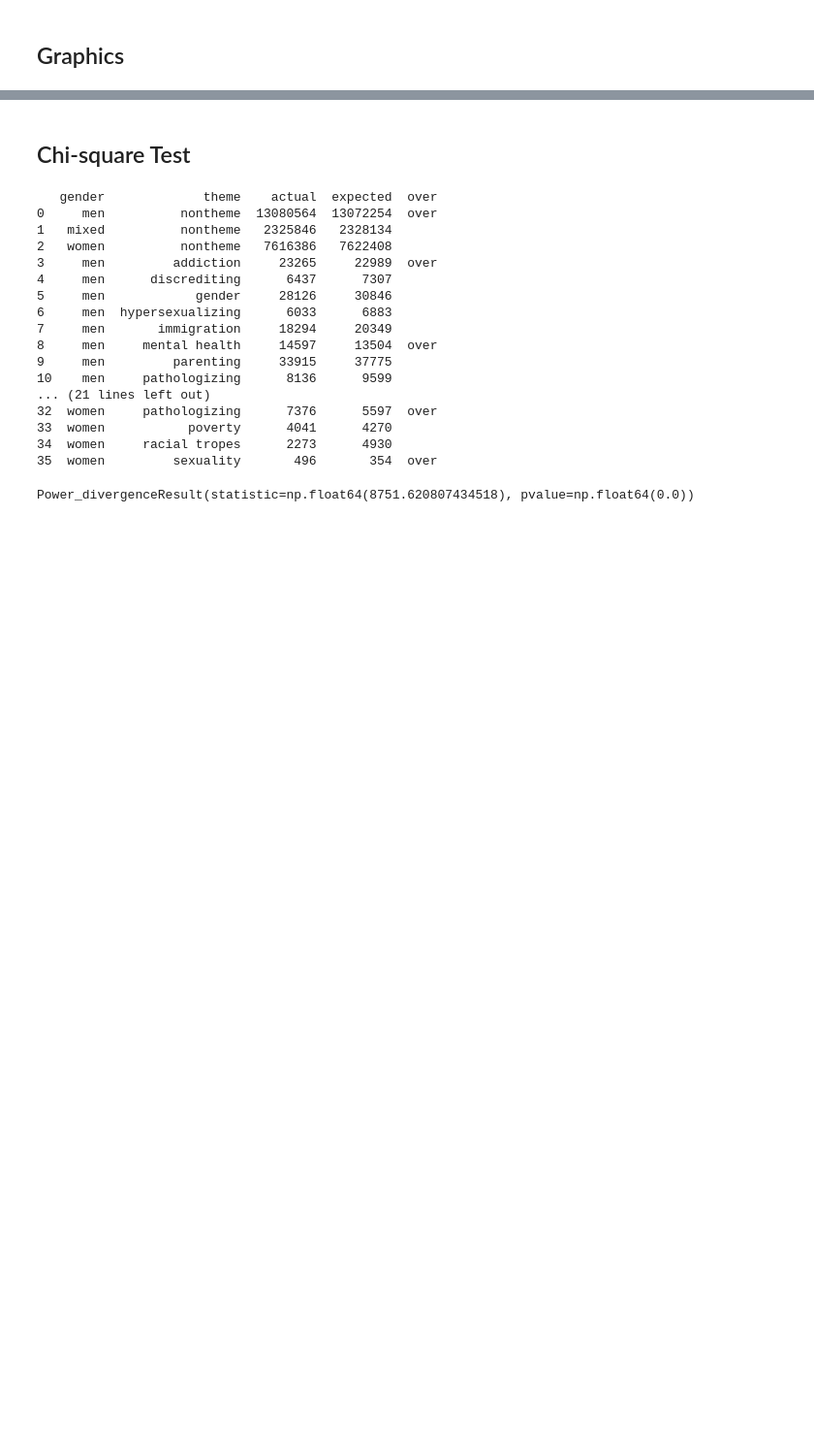
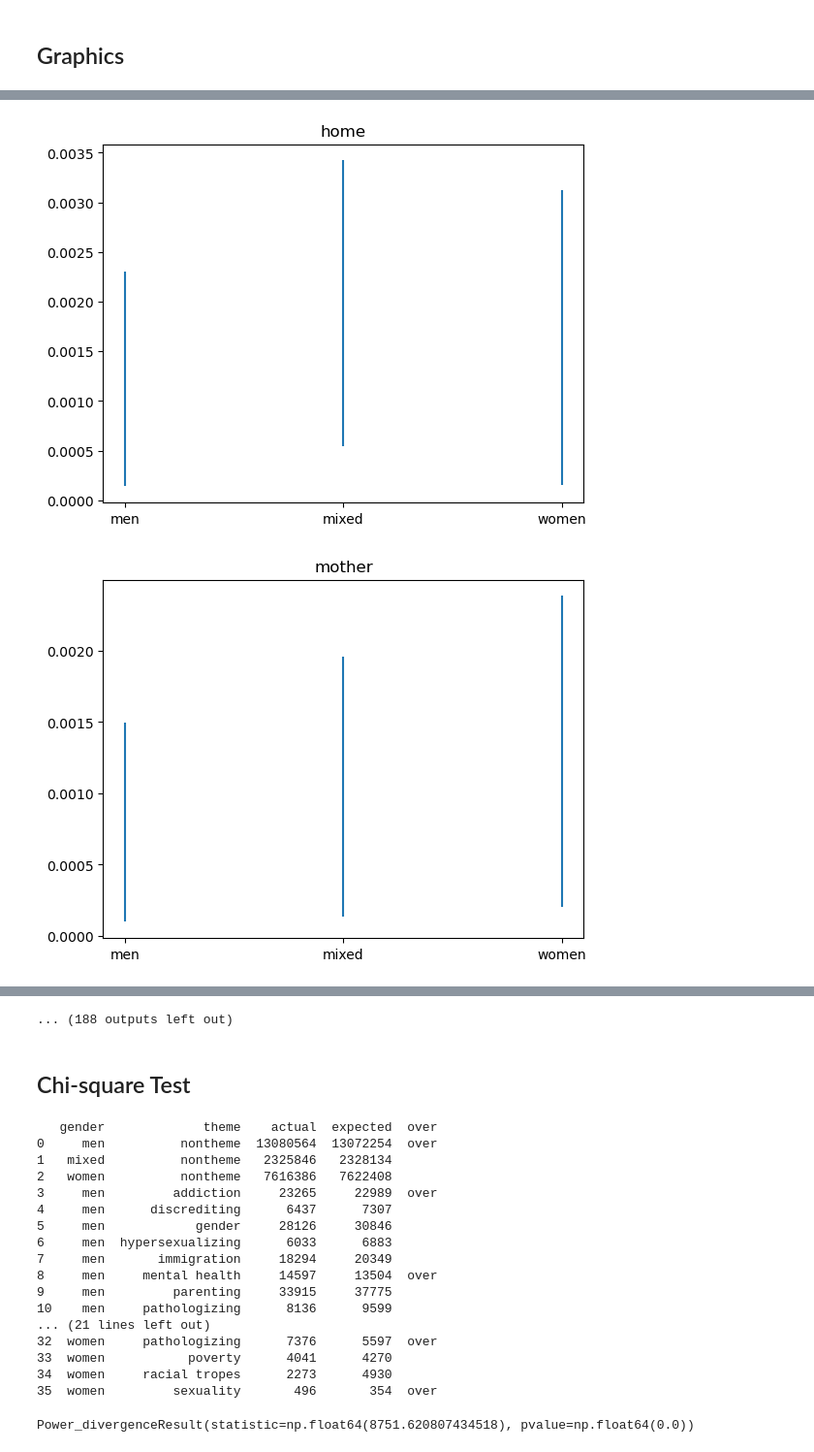
Before and after one commit to camille2019/Women-Capital-Trial-Analysis, a Jupyter notebook: reimplementation.ipynb, the cells around one changed output, grey strips where cells are left out. Shown at 97% size. Drawn from its saved outputs; the diff is of its cells as text; code cells hidden in the pictures; blank space fills up the shorter version.

```diff
--- a/reimplementation.ipynb
+++ b/reimplementation.ipynb
@@ -319 +328,13 @@ for theme in themes:
 <Figure size 640x480 with 0 Axes>
+# %%
+for keyword in unique_keywords:
+    grph = keyword_ci[keyword_ci['keyword'] == keyword]
+    plt.errorbar(x=grph['gender'], y=grph['keyword_normalized_term_frequency'],
+                 yerr=(grph['keyword_normalized_term_frequency_L'], grph['keyword_normalized_term_frequency_U']),
+                 linestyle='None')
+    plt.title(keyword)
+    plt.show()
+    plt.clf()
+# %% [output]
+[figure, added]
+[figure, added]
@@ -320,3 +351,4 @@ for theme in themes:
+... (188 outputs left out)
 # %% [markdown]
 ## Chi-square Test
 # %%
```
Also changed, not shown: parts of 5 cells of this notebook.
